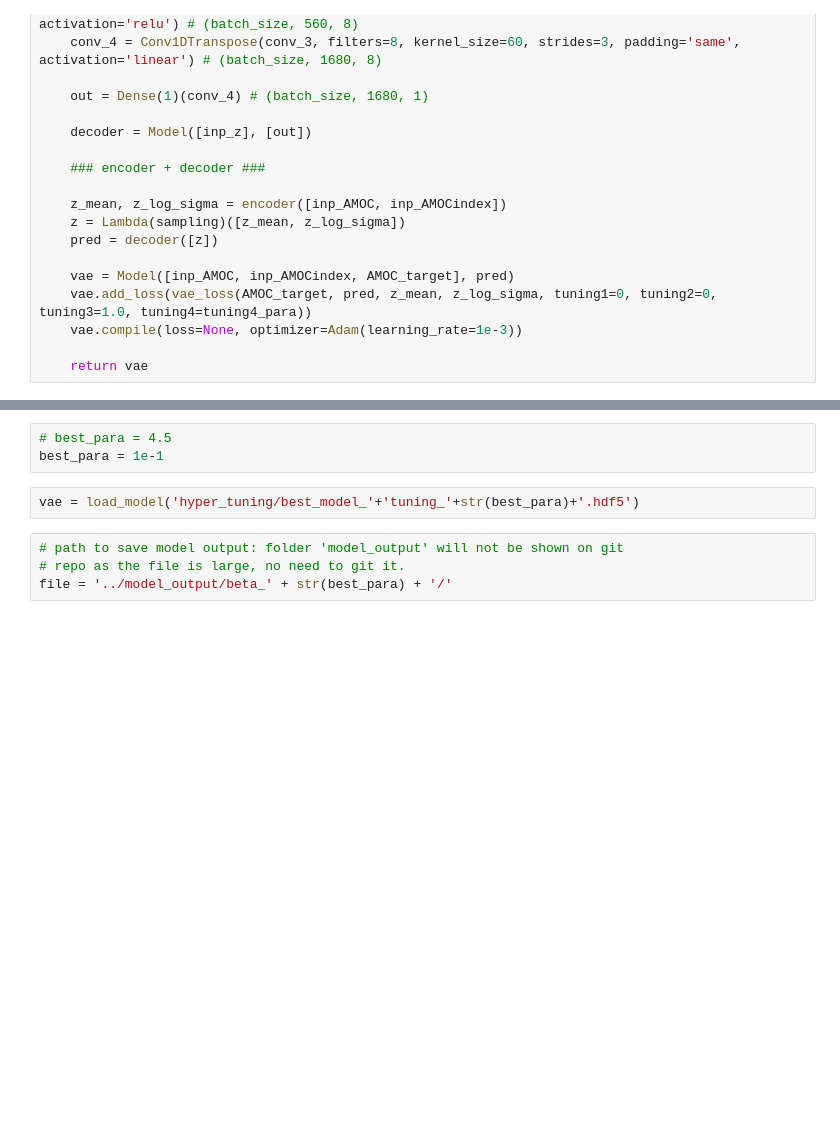
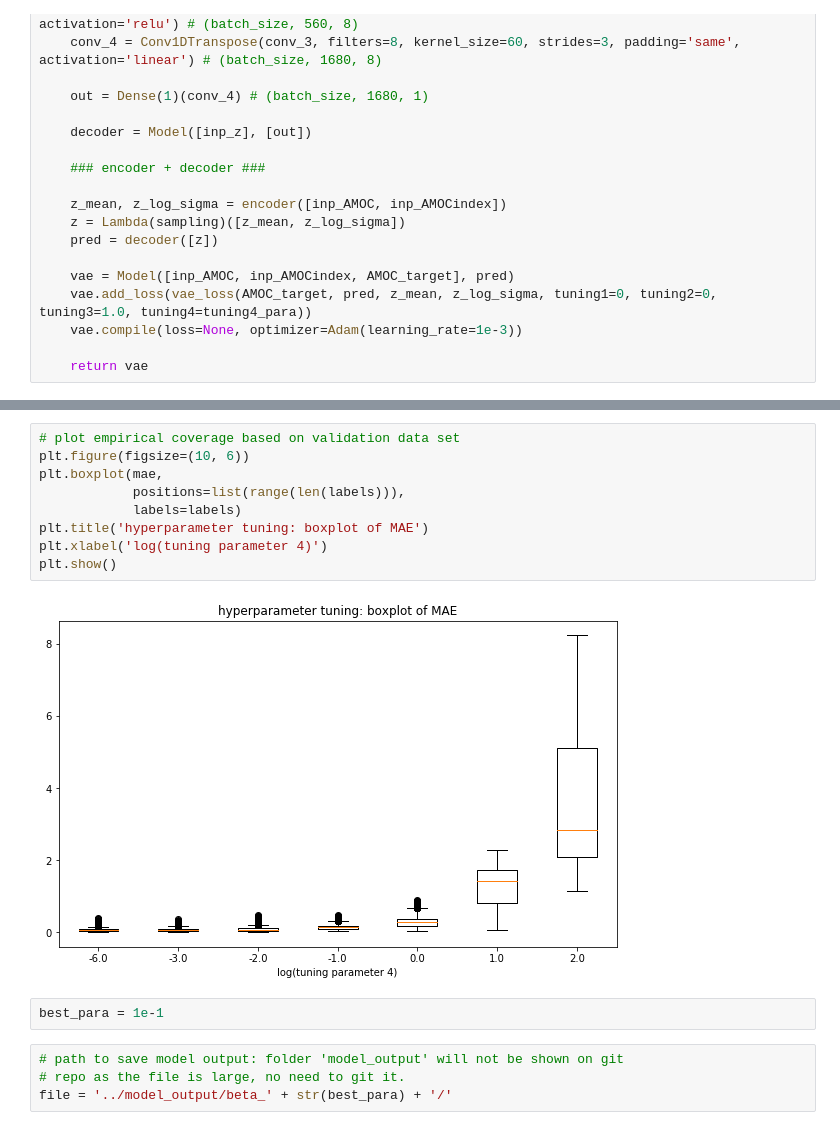
Before and after one commit to yizichenguc/AMOC_VAE, a Jupyter notebook: model.ipynb, the cells around one changed output, grey strips where cells are left out. Drawn from its saved outputs; the diff is of its cells as text; blank space fills up the shorter version.

```diff
--- a/model.ipynb
+++ b/model.ipynb
@@ -329,8 +384,16 @@ plt.show()
+# %%
+# plot empirical coverage based on validation data set
+plt.figure(figsize=(10, 6))
+plt.boxplot(mae,
+            positions=list(range(len(labels))),
+            labels=labels)
+plt.title('hyperparameter tuning: boxplot of MAE')
+plt.xlabel('log(tuning parameter 4)')
+plt.show()
+# %% [output]
+[figure, added]
 # %%
-# best_para = 4.5
 best_para = 1e-1
-# %%
-vae = load_model('hyper_tuning/best_model_'+'tuning_'+str(best_para)+'.hdf5')
 # %%
 # path to save model output: folder 'model_output' will not be shown on git
 # repo as the file is large, no need to git it.
```
Also changed, not shown: parts of 20 cells of this notebook, 29 other files.
